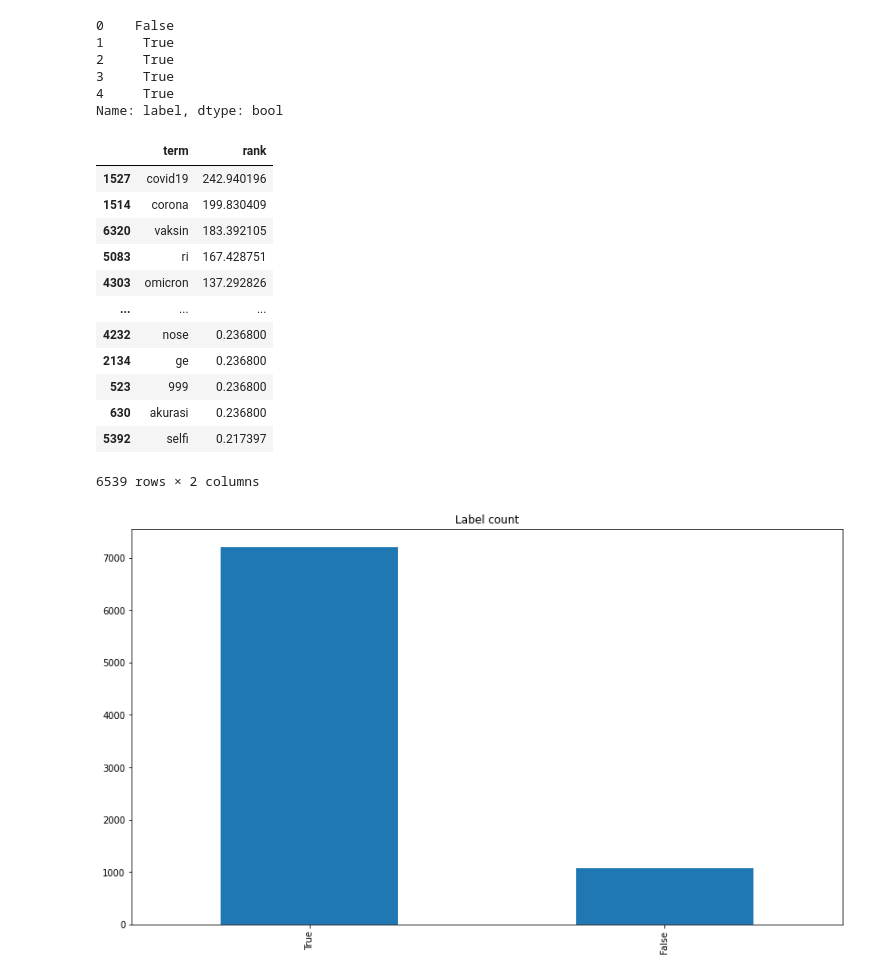
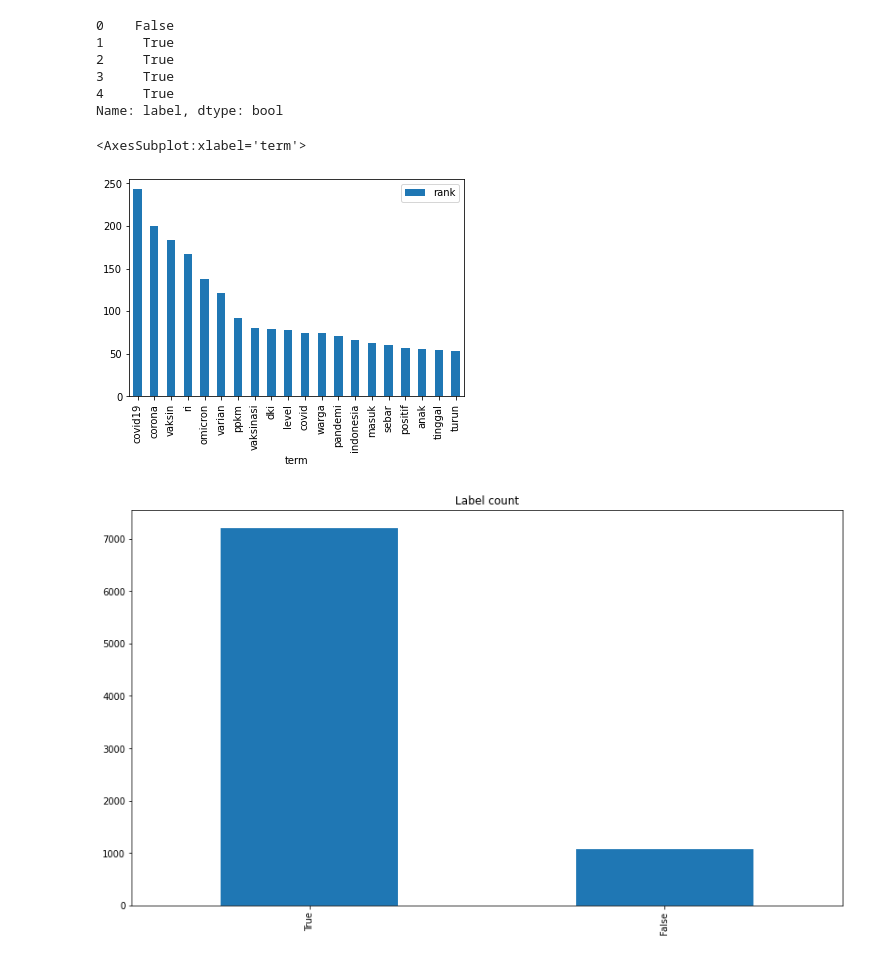
Before and after one commit to digaji/pembasmi-hoaks, a Jupyter notebook: mnb_tfidf .ipynb, the cells around one changed output. Cells and saved outputs as stored; diff of their text form; code cells hidden in the pictures.

```diff
--- a/mnb_tfidf .ipynb
+++ b/mnb_tfidf .ipynb
@@ -40,28 +40,17 @@ tfidf_test=tfidf_vectorizer.transform(x_test).toarray()
 # %%
 terms = tfidf_vectorizer.get_feature_names()
 # sum tfidf frequency of each term through documents
 sums = tfidf_train.sum(axis=0)
 # connecting term to its sums frequency
 data = []
 for col, term in enumerate(terms):
     data.append((term, sums[col] ))
 
 ranking = pd.DataFrame(data, columns=['term','rank'])
-ranking.sort_values('rank', ascending=False)
+ranking.sort_values('rank', ascending=False)[:20].plot.bar(x='term', y='rank')
 # %% [output]
-|  | term | rank |
-| 1527 | covid19 | 242.940196 |
-| 1514 | corona | 199.830409 |
-| 6320 | vaksin | 183.392105 |
-| 5083 | ri | 167.428751 |
-| 4303 | omicron | 137.292826 |
-| ... | ... | ... |
-| 4232 | nose | 0.236800 |
-| 2134 | ge | 0.236800 |
-| 523 | 999 | 0.236800 |
-| 630 | akurasi | 0.236800 |
-| 5392 | selfi | 0.217397 |
-6539 rows × 2 columns
+<AxesSubplot:xlabel='term'>
+[figure, added]
 # %%
 ax = df['label'].value_counts().plot(kind='bar',
                                     figsize=(14,8),
```
Also changed, not shown: parts of 2 cells of this notebook, 7 other files.
